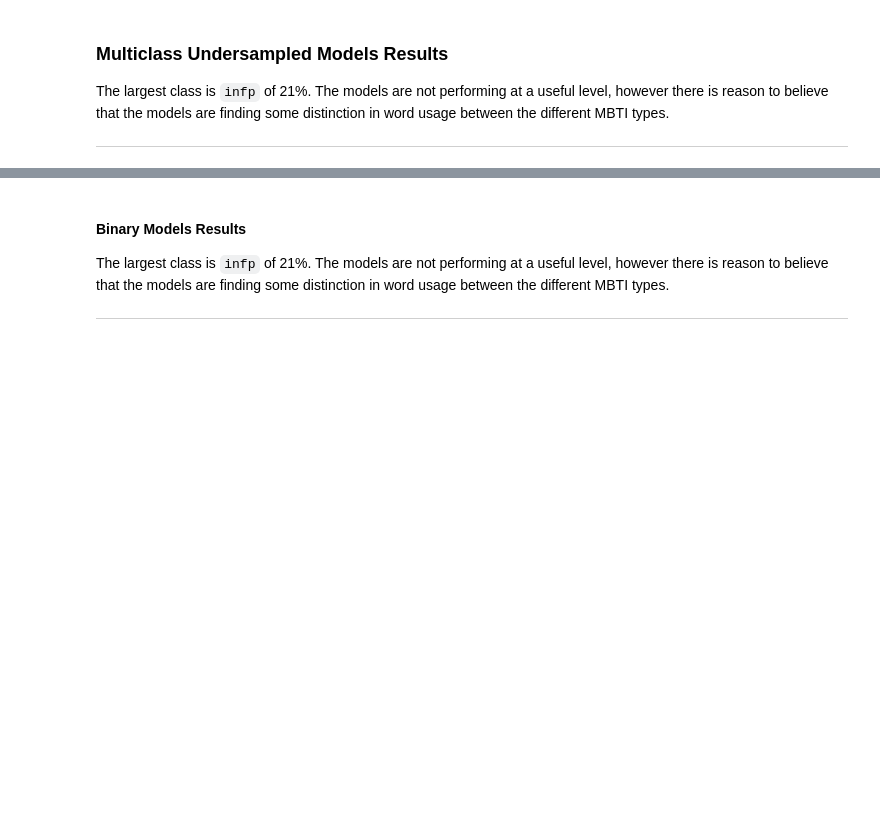
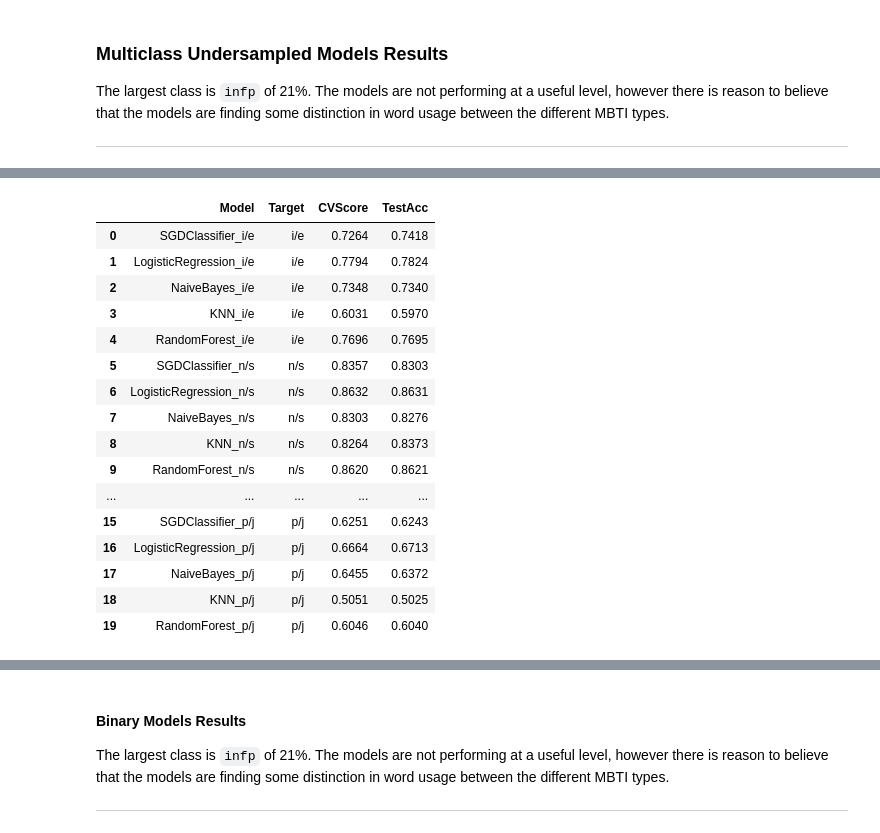
Before and after one commit to westonshuken/Automatic-Personality-Prediction, a Jupyter notebook: index.ipynb, the cells around one changed output, grey strips where cells are left out. Saved outputs shown, nothing was run; the diff lists cells and outputs as text; code cells hidden in the pictures; blank space fills up the shorter version.

```diff
--- a/index.ipynb
+++ b/index.ipynb
@@ -438,4 +665,4 @@ multiclass_cv
 # %%
 # Fitting and predicting multiclass models using TF-IDF vectorization
-multiclass_tfidf = rm.run(cafe_clean, 'joined_tokens', ['type'], baseline_models, models_table, tfidf=True, SEED=SEED)
+multiclass_tfidf = rm.run(cafe_clean, 'joined_tokens', ['type'], baseline_models_mc, models_table, tfidf=True, SEED=SEED)
 multiclass_tfidf
@@ -452,5 +705,5 @@ The largest class is `infp` of 21%. The models are not performing at a useful le
 ---
 # %%
 # Fitting and predicting multiclass models using BOW vectorization and Random Undersampling to balance classes
-multiclass_rus_cv = rm.run_usampled(cafe_clean, 'joined_tokens', ['type'], baseline_models, models_table, tfidf=False, SEED=234)
+multiclass_rus_cv = rm.run_usampled(cafe_clean, 'joined_tokens', ['type'], baseline_models_mc, models_table, tfidf=False, SEED=234)
 multiclass_rus_cv
@@ -457,4 +737,4 @@ multiclass_rus_cv
 # %%
 # Fitting and predicting multiclass models using TF-IDF vectorization and Random Undersampling to balance classes
-multiclass_rus_tfidf = rm.run_usampled(cafe_clean, 'joined_tokens', ['type'], baseline_models, models_table, tfidf=True, SEED=234)
+multiclass_rus_tfidf = rm.run_usampled(cafe_clean, 'joined_tokens', ['type'], baseline_models_mc, models_table, tfidf=True, SEED=234)
 multiclass_rus_tfidf
@@ -480,4 +808,16 @@ base_mc
 The largest class is `infp` of 21%. The models are not performing at a useful level, however there is reason to believe that the models are finding some distinction in word usage between the different MBTI types.
 
 ---
+# %%
+# Creating Dictionary of Baseline Classifiers for an interative model fitting approach
+baseline_models_bin = {'SGDClassifier': SGDClassifier(class_weight='balanced', random_state=SEED, loss="modified_huber"),
+
+                  'LogisticRegression': LogisticRegression(n_jobs=1, C=.001, max_iter=500),
+
+                  'NaiveBayes': MultinomialNB(),
+
+                  'KNN': KNeighborsClassifier(n_neighbors=2),
+
+                  'RandomForest': RandomForestClassifier(max_depth=8, random_state=SEED)
+               }
 # %%
@@ -486,4 +829,5 @@ bin_targets
 # %%
 # Fitting and predicting binary models using BOW vectorization
-bin_cv = rm.run(cafe_clean, 'joined_tokens', bin_targets, baseline_models, models_table, tfidf=False, SEED=SEED)
+bin_cv = rm.run(cafe_clean, 'joined_tokens', bin_targets, baseline_models_bin, models_table, tfidf=False, SEED=SEED)
 bin_cv
+# %% [output]
@@ -490,2 +851,19 @@ bin_cv
+|  | Model | Target | CVScore | TestAcc |
+| 0 | SGDClassifier_i/e | i/e | 0.7264 | 0.7418 |
+| 1 | LogisticRegression_i/e | i/e | 0.7794 | 0.7824 |
+| 2 | NaiveBayes_i/e | i/e | 0.7348 | 0.7340 |
+| 3 | KNN_i/e | i/e | 0.6031 | 0.5970 |
+| 4 | RandomForest_i/e | i/e | 0.7696 | 0.7695 |
+| 5 | SGDClassifier_n/s | n/s | 0.8357 | 0.8303 |
+| 6 | LogisticRegression_n/s | n/s | 0.8632 | 0.8631 |
+| 7 | NaiveBayes_n/s | n/s | 0.8303 | 0.8276 |
+| 8 | KNN_n/s | n/s | 0.8264 | 0.8373 |
+| 9 | RandomForest_n/s | n/s | 0.8620 | 0.8621 |
+| ... | ... | ... | ... | ... |
+| 15 | SGDClassifier_p/j | p/j | 0.6251 | 0.6243 |
+| 16 | LogisticRegression_p/j | p/j | 0.6664 | 0.6713 |
+| 17 | NaiveBayes_p/j | p/j | 0.6455 | 0.6372 |
+| 18 | KNN_p/j | p/j | 0.5051 | 0.5025 |
+| 19 | RandomForest_p/j | p/j | 0.6046 | 0.6040 |
 # %%
 # Fitting and predicting multiclass models using TF-IDF vectorization
```
Also changed, not shown: parts of 114 cells of this notebook, 3 other files.
